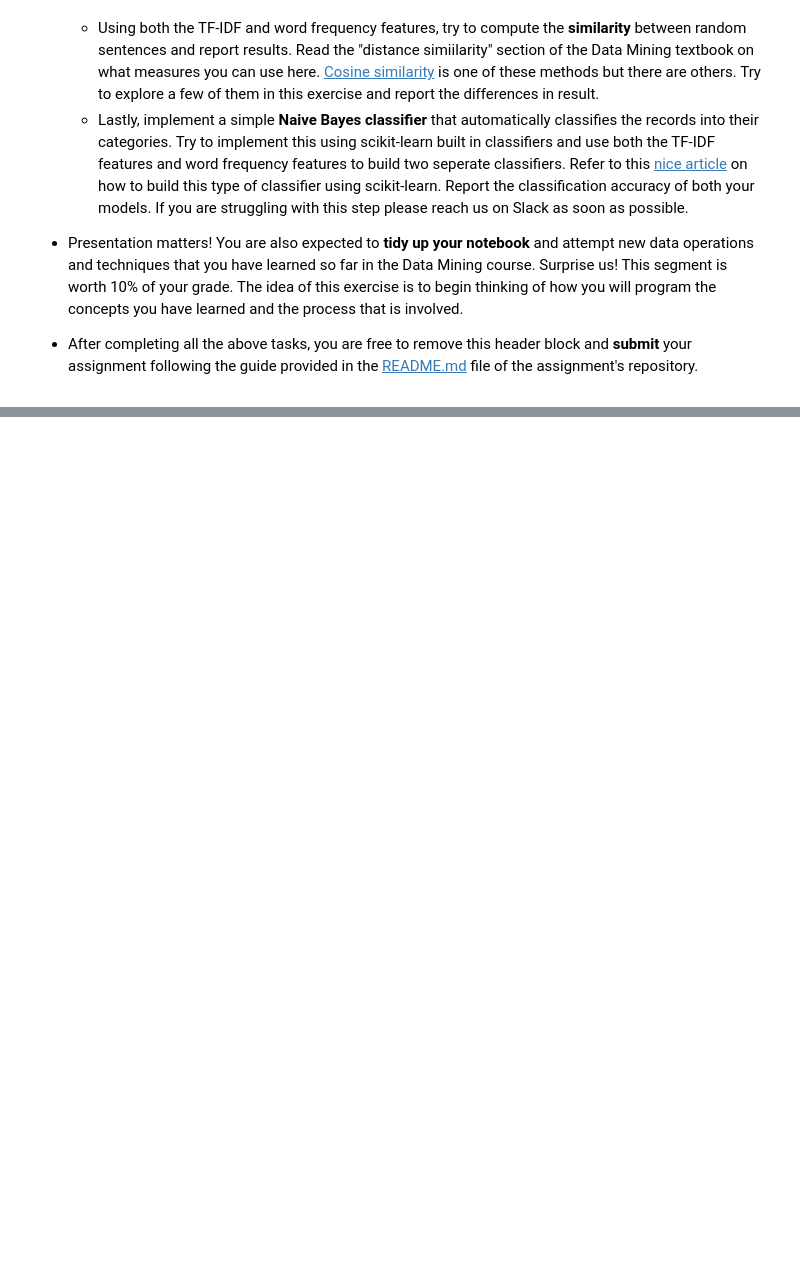
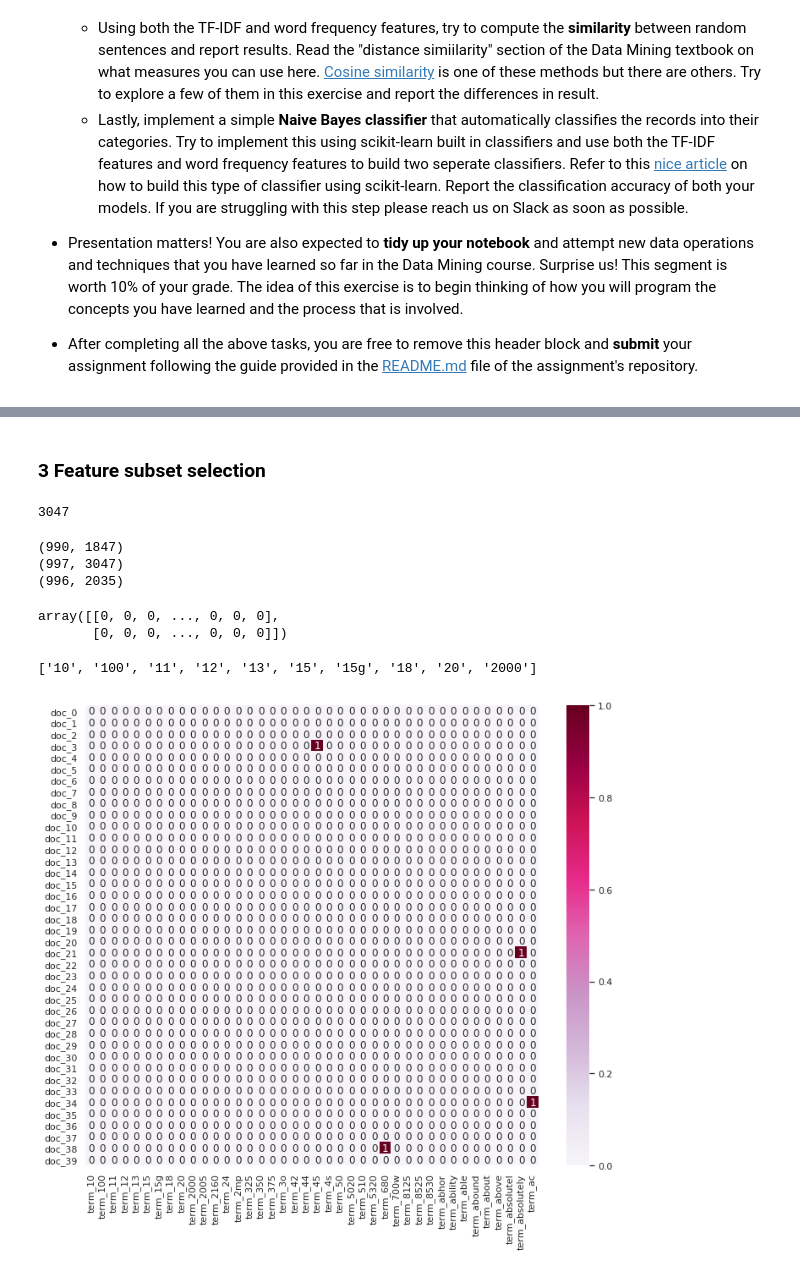
Before and after one commit to ron221/dm_2018_hw_1, a Jupyter notebook: 葉曉融_106065506.ipynb, the cells around one changed output, grey strips where cells are left out. Cells and saved outputs as stored; diff of their text form; code cells hidden in the pictures; blank space fills up the shorter version.

```diff
--- a/葉曉融_106065506.ipynb
+++ b/葉曉融_106065506.ipynb
@@ -32,0 +171,5 @@ GitHub ID: ron221
+# %%
+# tokenize the comments and store in unigrams column
+amazon_df['unigrams'] = amazon_df['comment'].apply(lambda x: dmh.tokenize_text(x))
+imdb_df['unigrams'] = imdb_df['comment'].apply(lambda x: dmh.tokenize_text(x))
+yelp_df['unigrams'] = yelp_df['comment'].apply(lambda x: dmh.tokenize_text(x))
@@ -32,0 +185,47 @@ GitHub ID: ron221
+# %% [markdown]
+### 3 Feature subset selection
+# %%
+from sklearn.feature_extraction.text import CountVectorizer
+
+count_vect1 = CountVectorizer()
+count_vect2 = CountVectorizer()
+count_vect3 = CountVectorizer()
+# generate a document-term matrix
+amazon_counts = count_vect1.fit_transform(amazon_df.comment)
+imdb_counts = count_vect2.fit_transform(imdb_df.comment)
+yelp_counts = count_vect3.fit_transform(yelp_df.comment)
+# %%
+len(count_vect2.get_feature_names())
+# %% [output]
+3047
+# %%
+# shape of the matrix
+print(amazon_counts.shape)
+print(imdb_counts.shape)
+print(yelp_counts.shape)
+# %% [output]
+(990, 1847)
+(997, 3047)
+(996, 2035)
+# %%
+amazon_counts[0:2,:].toarray()
+# %% [output]
+array([[0, 0, 0, ..., 0, 0, 0],
+       [0, 0, 0, ..., 0, 0, 0]])
+# %%
+# get the feature names of amazon_df
+count_vect1.get_feature_names()[0:10]
+# %% [output]
+['10', '100', '11', '12', '13', '15', '15g', '18', '20', '2000']
+# %%
+# plot the frequencies of first 20 terms and first 20 documents
+plot_x = ["term_"+str(i) for i in count_vect1.get_feature_names()[0:40]]
+plot_y = ["doc_"+ str(i) for i in list(amazon_df.index)[0:40]]
+plot_z = amazon_counts[0:40, 0:40].toarray()
+df_todraw = pd.DataFrame(plot_z, columns = plot_x, index = plot_y)
+plt.subplots(figsize=(12, 10))
+ax = sns.heatmap(df_todraw,
+                 cmap="PuRd",
+                 vmin=0, vmax=1, annot=True)
+# %% [output]
+[figure, added]
```
Also changed, not shown: parts of 51 cells of this notebook, 6 other files.
